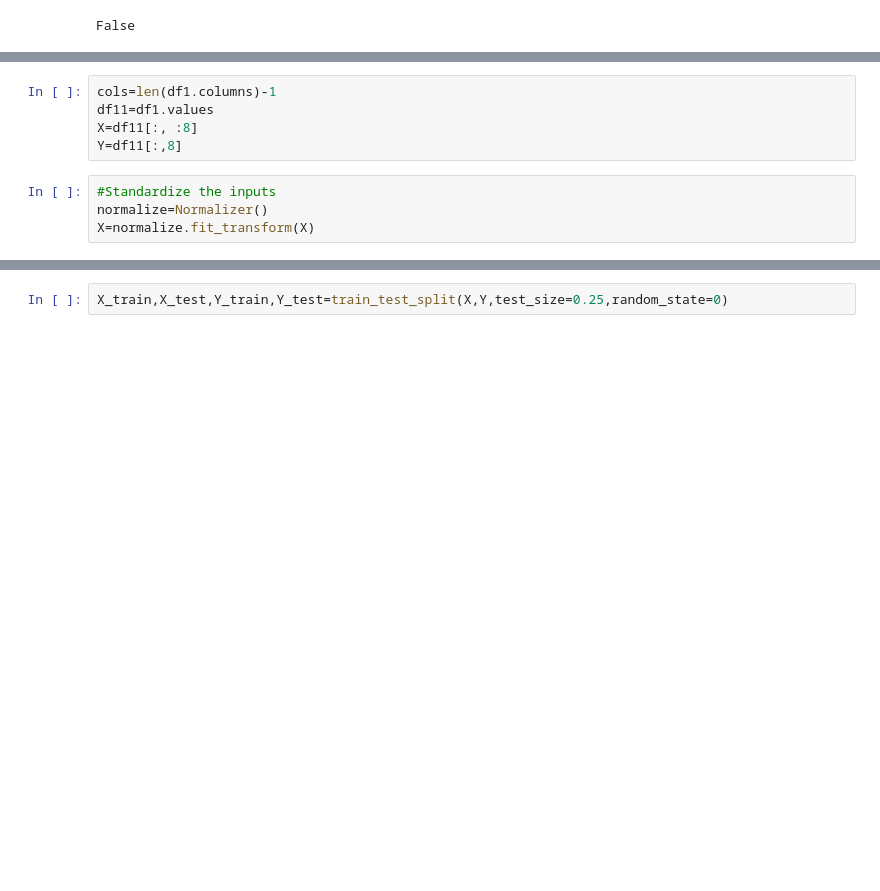
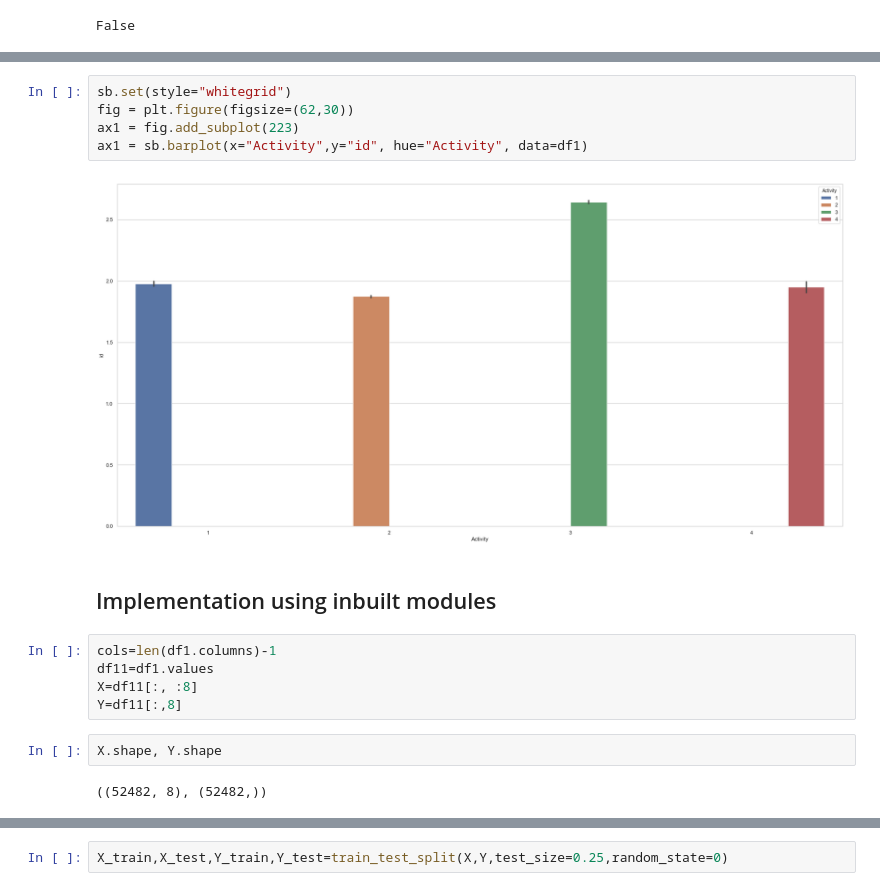
Before and after one commit to aruna09/Human-Activity-Recognition-using-Smartphones, a Jupyter notebook: HealthyOlderPeople.ipynb, the cells around one changed output, grey strips where cells are left out. Cells and saved outputs as stored; diff of their text form; blank space fills up the shorter version.

```diff
--- a/HealthyOlderPeople.ipynb
+++ b/HealthyOlderPeople.ipynb
@@ -42,12 +93,21 @@ False
+# %%
+sb.set(style="whitegrid")
+fig = plt.figure(figsize=(62,30))
+ax1 = fig.add_subplot(223)
+ax1 = sb.barplot(x="Activity",y="id", hue="Activity", data=df1)
+# %% [output]
+[figure, added]
+# %% [markdown]
+## Implementation using inbuilt modules
 # %%
 cols=len(df1.columns)-1
 df11=df1.values
 X=df11[:, :8]
 Y=df11[:,8]
-# %%
-#Standardize the inputs
-normalize=Normalizer()
-X=normalize.fit_transform(X)
+# %%
+X.shape, Y.shape
+# %% [output]
+((52482, 8), (52482,))
 # %%
 print(X)
 # %% [output]
```
Also changed, not shown: parts of 26 cells of this notebook, 3 other files.
